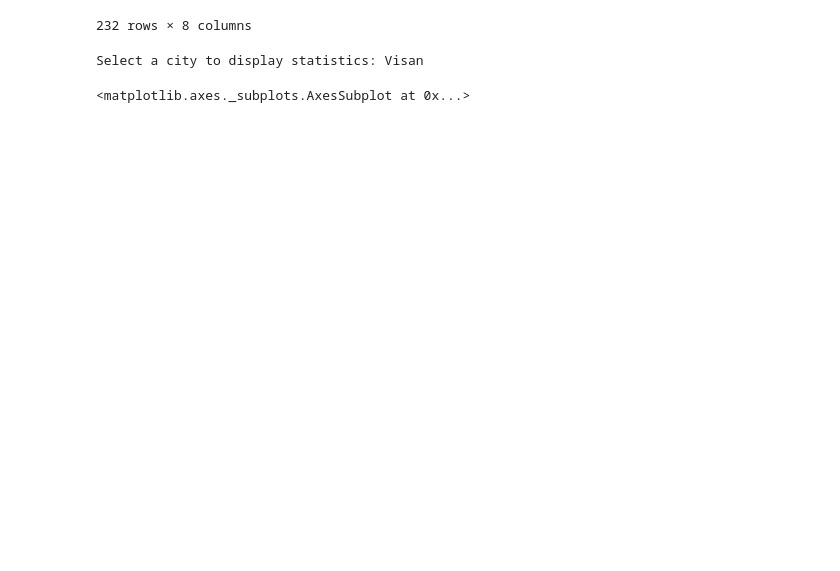
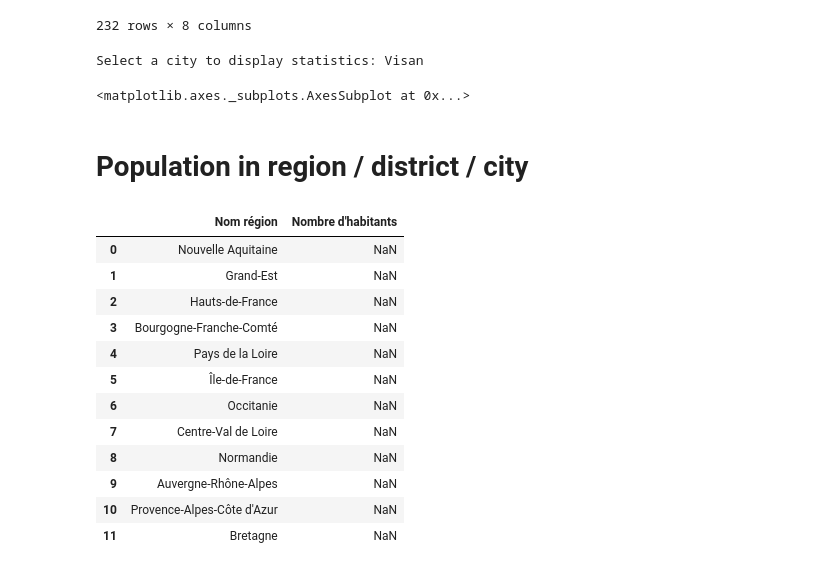
Before and after one commit to Durassel/Big-data-project, a Jupyter notebook: Project.ipynb, the cells around one changed output. Drawn from its saved outputs; the diff is of its cells as text; code cells hidden in the pictures; blank space fills up the shorter version.

```diff
--- a/Project.ipynb
+++ b/Project.ipynb
@@ -381,3 +406,26 @@ evolution_non_residencial_consumption.loc[evolution_non_residencial_consumption[
 # %% [output]
 Select a city to display statistics: Visan
 <matplotlib.axes._subplots.AxesSubplot at 0x...>
+# %% [markdown]
+# Population in region / district / city
+# %%
+region_population = pd.DataFrame(columns=['Nom région', 'Nombre d\'habitants'])
+region_population['Nom région'] = electricity['Nom région'].unique()
+#for index, row in electricity.iterrows():
+    #print(index)
+    #print(row)
+region_population
+# %% [output]
+|  | Nom région | Nombre d'habitants |
+| 0 | Nouvelle Aquitaine | NaN |
+| 1 | Grand-Est | NaN |
+| 2 | Hauts-de-France | NaN |
+| 3 | Bourgogne-Franche-Comté | NaN |
+| 4 | Pays de la Loire | NaN |
+| 5 | Île-de-France | NaN |
+| 6 | Occitanie | NaN |
+| 7 | Centre-Val de Loire | NaN |
+| 8 | Normandie | NaN |
+| 9 | Auvergne-Rhône-Alpes | NaN |
+| 10 | Provence-Alpes-Côte d'Azur | NaN |
+| 11 | Bretagne | NaN |
```
Also changed, not shown: parts of 5 cells of this notebook, 1 other file.
